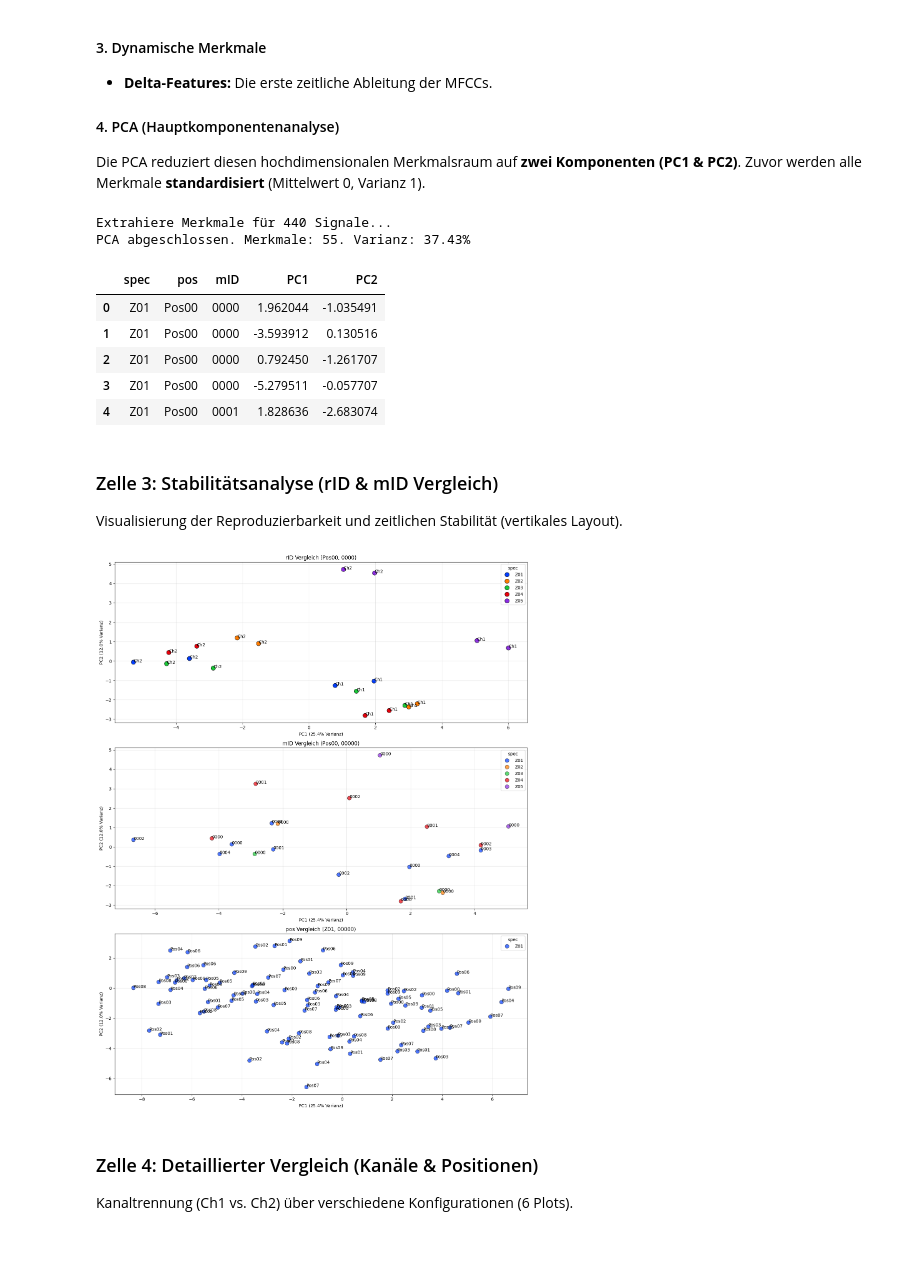
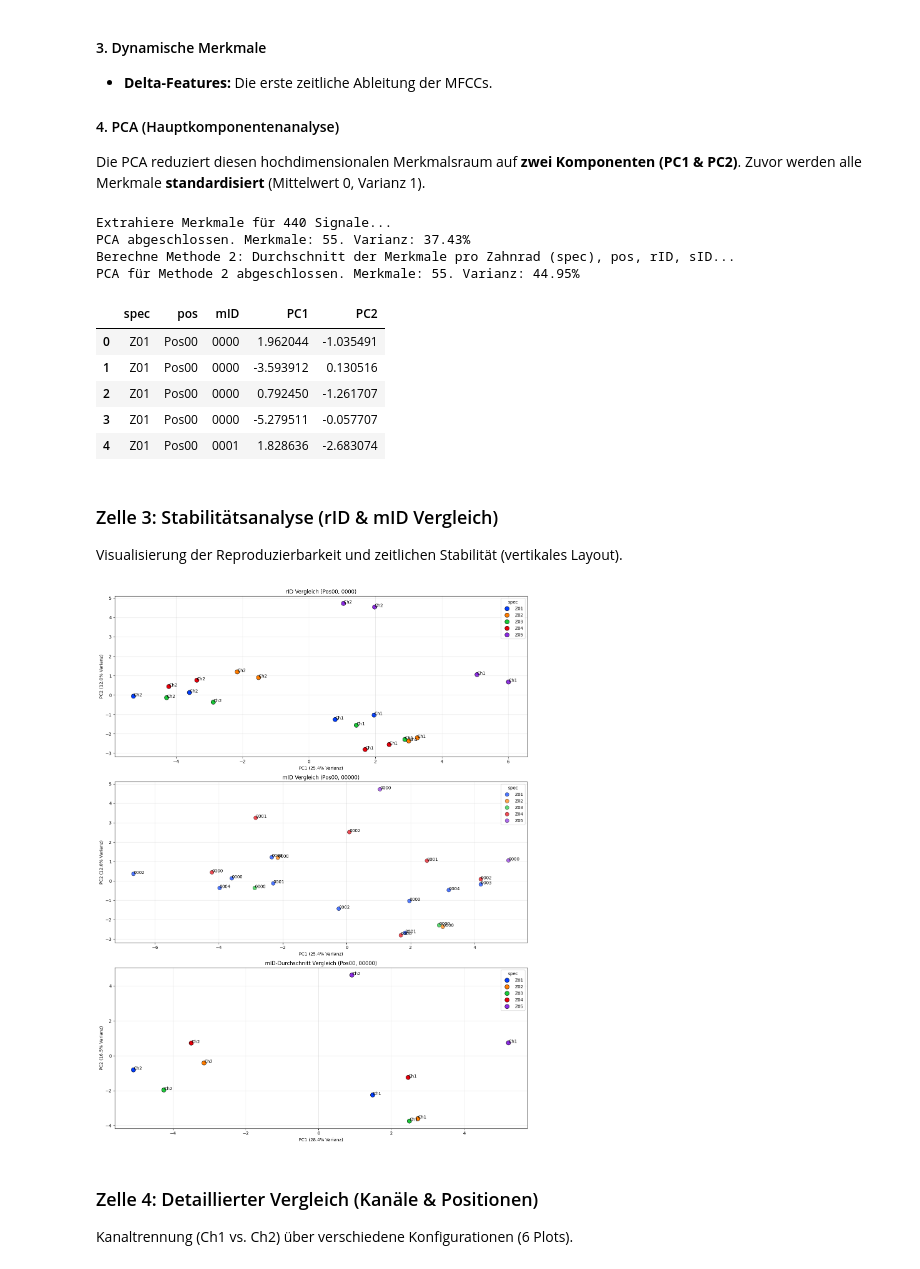
Before and after one commit to BGielczynski/AI_diagnostics, a Jupyter notebook: Task_2/src/gear_analysis.ipynb, the cells around one changed output. Cells and saved outputs as stored; diff of their text form; code cells hidden in the pictures.

```diff
--- a/Task_2/src/gear_analysis.ipynb
+++ b/Task_2/src/gear_analysis.ipynb
@@ -61,6 +61,7 @@ warnings.filterwarnings('ignore')
 
 # Globale Variable initialisieren, um NameError in Folgezellen zu vermeiden
 pca_var_ratio = [0.0, 0.0]
+pca_var_ratio_method2 = [0.0, 0.0]
 
 def extract_features_comprehensive(df):
     all_features = []
@@ -94,8 +95,18 @@ def extract_features_comprehensive(df):
         except Exception: continue
     return np.array(all_features)
 
+feature_names = (
+    [f"MFCC_{i:02d}" for i in range(1, 14)]
+    + ["Spectral_Centroid", "Spectral_Bandwidth", "Spectral_Rolloff"]
+    + [f"Spectral_Contrast_{i:02d}" for i in range(1, 8)]
+    + [f"Chroma_STFT_{i:02d}" for i in range(1, 13)]
+    + [f"Chroma_CENS_{i:02d}" for i in range(1, 13)]
+    + ["Zero_Crossing_Rate", "RMS_Energy"]
+    + [f"Delta_MFCC_{i:02d}" for i in range(1, 14)]
+)
+
 features_matrix = extract_features_comprehensive(df)
-X = pd.DataFrame(features_matrix).apply(pd.to_numeric, errors='coerce').fillna(0)
+X = pd.DataFrame(features_matrix, columns=feature_names).apply(pd.to_numeric, errors='coerce').fillna(0)
 X = X.loc[:, (X.std() > 1e-10)]
 
 if X.shape[1] > 0:
@@ -107,10 +118,33 @@ if X.shape[1] > 0:
     print(f"PCA abgeschlossen. Merkmale: {X.shape[1]}. Varianz: {np.sum(pca.explained_variance_ratio_):.2%}")
 else:
     print("Fehler: Keine variablen Merkmale gefunden.")
+
+# --- Methode 2: Durchschnitt der Merkmale ---
+print("Berechne Methode 2: Durchschnitt der Merkmale pro Zahnrad (spec), pos, rID, sID...")
+feat_df = pd.DataFrame(features_matrix, columns=feature_names)
+feat_df[['spec', 'pos', 'rID', 'sID']] = df[['spec', 'pos', 'rID', 'sID']]
+
+df_feat_grouped = feat_df.groupby(['spec', 'pos', 'rID', 'sID']).mean().reset_index()
+
+X_method2 = df_feat_grouped[feature_names].apply(pd.to_numeric, errors='coerce').fillna(0)
+X_method2 = X_method2.loc[:, (X_method2.std() > 1e-10)]
+
+if X_method2.shape[1] > 0:
+    X_scaled_method2 = StandardScaler().fit_transform(X_method2)
+    pca_method2 = PCA(n_components=2)
+    results_method2 = pca_method2.fit_transform(X_scaled_method2)
+    df_feat_grouped['PC1'], df_feat_grouped['PC2'] = results_method2[:, 0], results_method2[:, 1]
+    pca_var_ratio_method2 = pca_method2.explained_variance_ratio_ * 100
+    print(f"PCA für Methode 2 abgeschlossen. Merkmale: {X_method2.shape[1]}. Varianz: {np.sum(pca_method2.explained_variance_ratio_):.2%}")
+else:
+    print("Fehler: Keine variablen Merkmale für Methode 2 gefunden.")
+
 df[['spec', 'pos', 'mID', 'PC1', 'PC2']].head()
 # %% [output]
 Extrahiere Merkmale für 440 Signale...
 PCA abgeschlossen. Merkmale: 55. Varianz: 37.43%
+Berechne Methode 2: Durchschnitt der Merkmale pro Zahnrad (spec), pos, rID, sID...
+PCA für Methode 2 abgeschlossen. Merkmale: 55. Varianz: 44.95%
 |  | spec | pos | mID | PC1 | PC2 |
 | 0 | Z01 | Pos00 | 0000 | 1.962044 | -1.035491 |
 | 1 | Z01 | Pos00 | 0000 | -3.593912 | 0.130516 |
@@ -127,41 +161,42 @@ plt.figure(figsize=(14, 18))
 
 zAll = "Z01"
 pos = "Pos00"
 mID = "0000"
 rID = "00000"
 
 # --- Plot 1: rID Vergleich ---
 plt.subplot(3, 1, 1)
 df_rid = df[(df['pos'] == pos) & (df['mID'] == mID)]
 sns.scatterplot(data=df_rid, x='PC1', y='PC2', hue='spec', s=100, palette='bright', edgecolors='k')
 for i in range(df_rid.shape[0]):
     plt.text(df_rid.PC1.iloc[i], df_rid.PC2.iloc[i], str(df_rid.sID.iloc[i]), fontsize=10)
 plt.title("rID Vergleich (" + pos + ", "+ mID + ")")
 plt.xlabel(f"PC1 ({v1:.1f}% Varianz)"); plt.ylabel(f"PC2 ({v2:.1f}% Varianz)")
 plt.grid(True, alpha=0.3)
 
 # --- Plot 2: mID Vergleich ---
 plt.subplot(3, 1, 2)
 df_mid = df[(df['pos'] == pos) & (df['rID'] == rID)]
 sns.scatterplot(data=df_mid, x='PC1', y='PC2', hue='spec', s=80, palette='bright', alpha=0.7, edgecolors='k')
 for i in range(df_mid.shape[0]):
     plt.text(df_mid.PC1.iloc[i], df_mid.PC2.iloc[i], str(df_mid.mID.iloc[i]), fontsize=10)
 plt.title("mID Vergleich (" + pos + ", " + rID + ")")
 plt.xlabel(f"PC1 ({v1:.1f}% Varianz)"); plt.ylabel(f"PC2 ({v2:.1f}% Varianz)")
 plt.grid(True, alpha=0.3)
 
-# --- Plot 3: jede Pos eines Zahnrads ---
+# --- Plot 3: mID Vergleich mit Durchschnittsmethode ---
 plt.subplot(3, 1, 3)
-df_zid = df[(df['spec'] == zAll) & (df['rID'] == rID)]
-sns.scatterplot(data=df_zid, x='PC1', y='PC2', hue='spec', s=80, palette='bright', alpha=0.7, edgecolors='k')
-for i in range(df_zid.shape[0]):
-    plt.text(df_zid.PC1.iloc[i], df_zid.PC2.iloc[i], str(df_zid.pos.iloc[i]), fontsize=10)
-plt.title("pos Vergleich (" + zAll + ", " + rID + ")")
-plt.xlabel(f"PC1 ({v1:.1f}% Varianz)"); plt.ylabel(f"PC2 ({v2:.1f}% Varianz)")
+v1_m2, v2_m2 = pca_var_ratio_method2[0], pca_var_ratio_method2[1]
+df_mid_avg = df_feat_grouped[(df_feat_grouped['pos'] == pos) & (df_feat_grouped['rID'] == rID)]
+sns.scatterplot(data=df_mid_avg, x='PC1', y='PC2', hue='spec', s=100, palette='bright', edgecolors='k')
+for i in range(df_mid_avg.shape[0]):
+    plt.text(df_mid_avg.PC1.iloc[i], df_mid_avg.PC2.iloc[i], str(df_mid_avg.sID.iloc[i]), fontsize=10)
+plt.title("mID-Durchschnitt Vergleich (" + pos + ", " + rID + ")")
+plt.xlabel(f"PC1 ({v1_m2:.1f}% Varianz)"); plt.ylabel(f"PC2 ({v2_m2:.1f}% Varianz)")
 plt.grid(True, alpha=0.3)
 plt.tight_layout(); plt.show()
 # %% [output]
-[figure, old version]
+[figure, new version]
 # %% [markdown]
 ### Zelle 4: Detaillierter Vergleich (Kanäle & Positionen)
 Kanaltrennung (Ch1 vs. Ch2) über verschiedene Konfigurationen (6 Plots).
```
Also changed, not shown: parts of 2 cells of this notebook.
